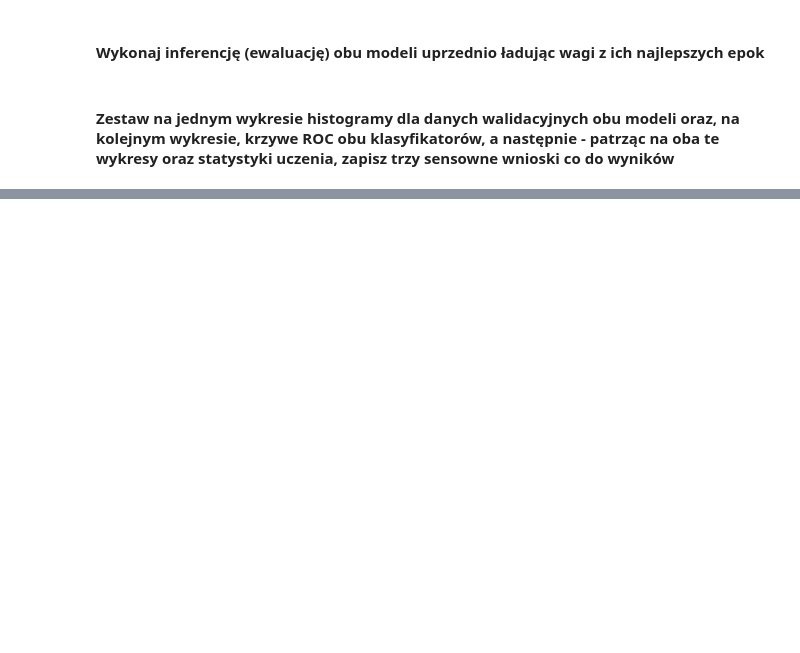
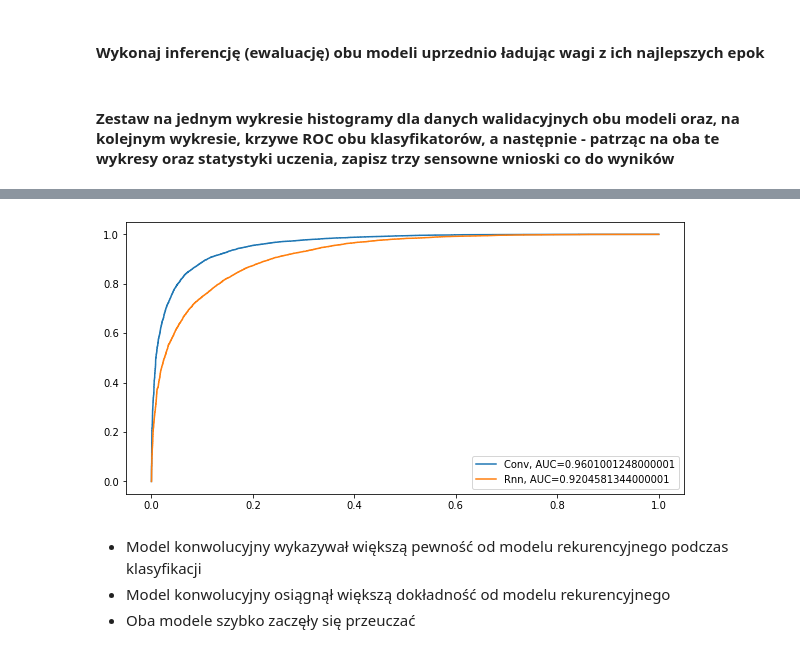
Before and after one commit to marcin-mulawa/deep_learning-cdv, a Jupyter notebook: 7. nondense_sentiment_classifiers/7. nondense_sentiment_classifiers.ipynb, the cells around one changed output, grey strips where cells are left out. Cells and saved outputs as stored; diff of their text form; code cells hidden in the pictures; blank space fills up the shorter version.

```diff
--- a/7. nondense_sentiment_classifiers/7. nondense_sentiment_classifiers.ipynb
+++ b/7. nondense_sentiment_classifiers/7. nondense_sentiment_classifiers.ipynb
@@ -166,0 +232,17 @@ plt.show()
+# %%
+def plot_roc_auc(y_valid, y_pred, name):
+    fpr, tpr, thresholds = roc_curve(y_valid, y_pred)
+    roc_auc = auc(fpr, tpr)
+    plt.plot(fpr,tpr,label=f"{name}, AUC="+str(roc_auc))
+
+fig, ax = plt.subplots(figsize=(10, 5))
+plot_roc_auc(y_val_conv, y_pred_conv, 'Conv')
+plot_roc_auc(y_val_rnn, y_pred_rnn, 'Rnn')
+ax.legend()
+plt.show()
+# %% [output]
+[figure, added]
+# %% [markdown]
+- Model konwolucyjny wykazywał większą pewność od modelu rekurencyjnego podczas klasyfikacji
+- Model konwolucyjny osiągnął większą dokładność od modelu rekurencyjnego
+- Oba modele szybko zaczęły się przeuczać
```
Also changed, not shown: parts of 10 cells of this notebook.
